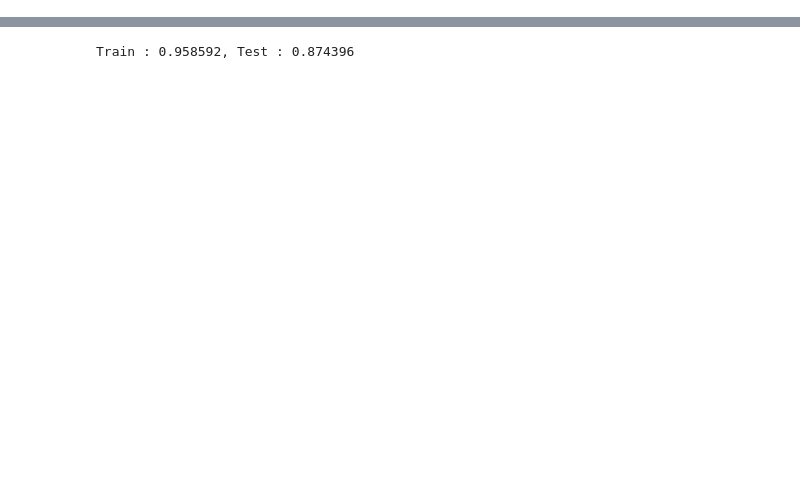
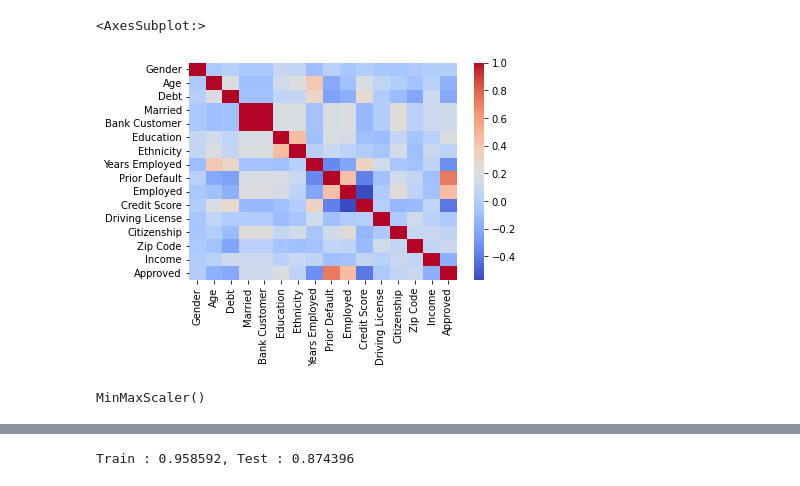
Before and after one commit to shubhamshelar/CreditCardApprovalML, a Jupyter notebook: Credit Prediction.ipynb, the cells around one changed output, grey strips where cells are left out. Drawn from its saved outputs; the diff is of its cells as text; code cells hidden in the pictures; blank space fills up the shorter version.

```diff
--- a/Credit Prediction.ipynb
+++ b/Credit Prediction.ipynb
@@ -162,0 +185,41 @@ memory usage: 86.4+ KB
+# %%
+
+
+
+
+
+
+
+
+
+
+
+#p = features[5]
+#sns.distplot(df[p])
+
+#sns.set()
+#cols = ['Age', 'Income', 'Credit Score', 'Debt', 'Years Employed']
+#sns.pairplot(df[cols], size = 2.5)
+#plt.show();
+
+
+allFeatures = ['Gender', 'Age', 'Debt', 'Married', 'Bank Customer', 'Education', 'Ethnicity', 'Years Employed', 'Prior Default', 'Employed', 'Credit Score', 'Driving License', 'Citizenship', 'Zip Code', 'Income']
+
+
+kaamWaleFeatures = []
+
+filterDf(dataset, ['Gender', 'Married', 'Bank Customer', 'Education', 'Ethnicity', 'Prior Default', 'Employed', 'Driving License', 'Citizenship', 'Approved'])
+
+cMatrix = dataset.corr()
+sns.heatmap(cMatrix, annot = False, cmap = 'coolwarm')
+# %% [output]
+<AxesSubplot:>
+[figure, added]
+# %%
+feature_scale=[feature for feature in dataset.columns if feature not in ['Approved']]
+
+from sklearn.preprocessing import MinMaxScaler
+scaler=MinMaxScaler()
+scaler.fit(dataset[feature_scale])
+# %% [output]
+MinMaxScaler()
```
Also changed, not shown: parts of 27 cells of this notebook.
